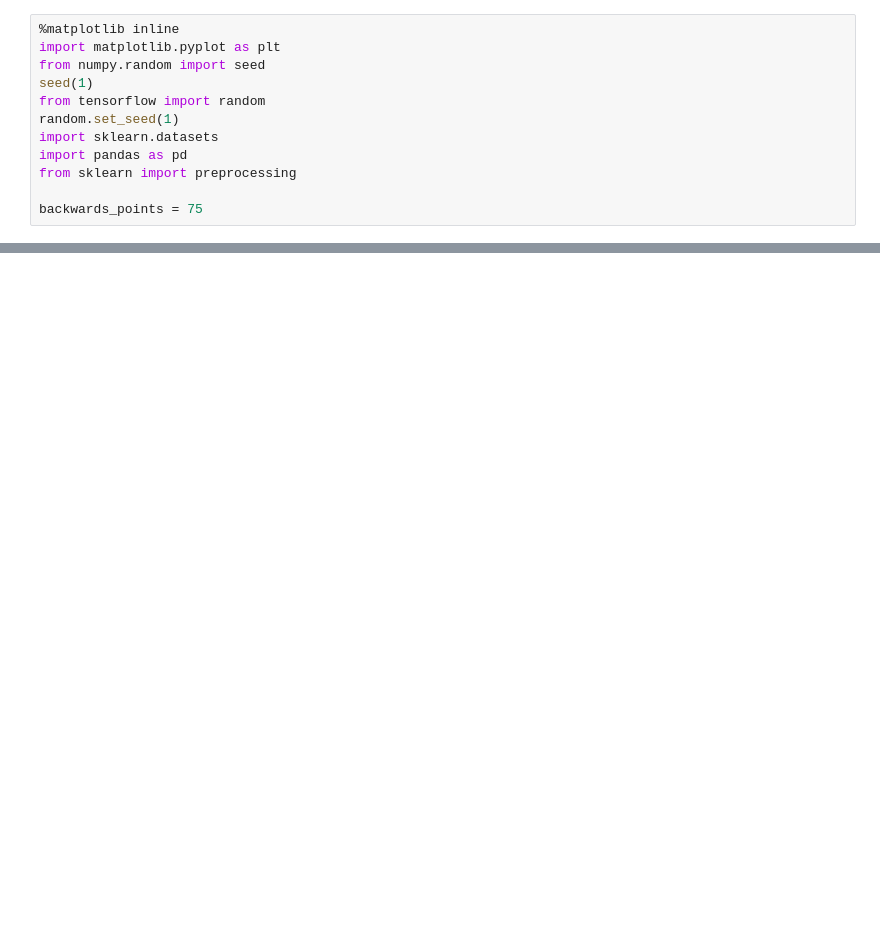
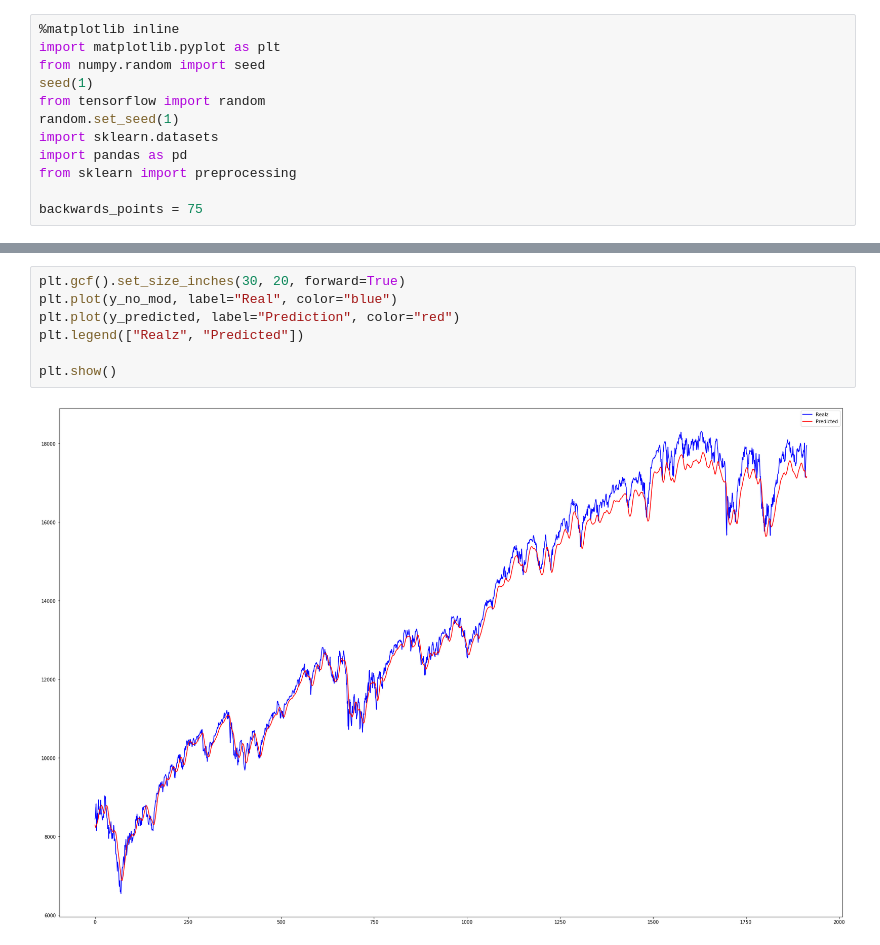
Before and after one commit to micahvandersteen/project-3-team-ifrit, a Jupyter notebook: NN_Stock/DJIA_NN.ipynb, the cells around one changed output, grey strips where cells are left out. Cells and saved outputs as stored; diff of their text form; blank space fills up the shorter version.

```diff
--- a/NN_Stock/DJIA_NN.ipynb
+++ b/NN_Stock/DJIA_NN.ipynb
@@ -97,0 +142,9 @@ plt.show()
+# %%
+plt.gcf().set_size_inches(30, 20, forward=True)
+plt.plot(y_no_mod, label="Real", color="blue")
+plt.plot(y_predicted, label="Prediction", color="red")
+plt.legend(["Realz", "Predicted"])
+
+plt.show()
+# %% [output]
+[figure, added]
```
Also changed, not shown: parts of 10 cells of this notebook, 3 other files.
